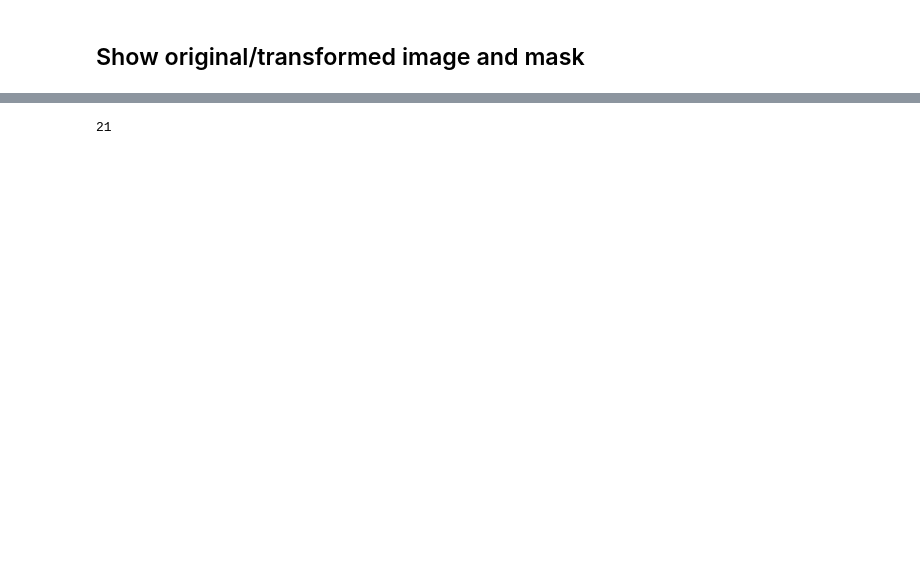
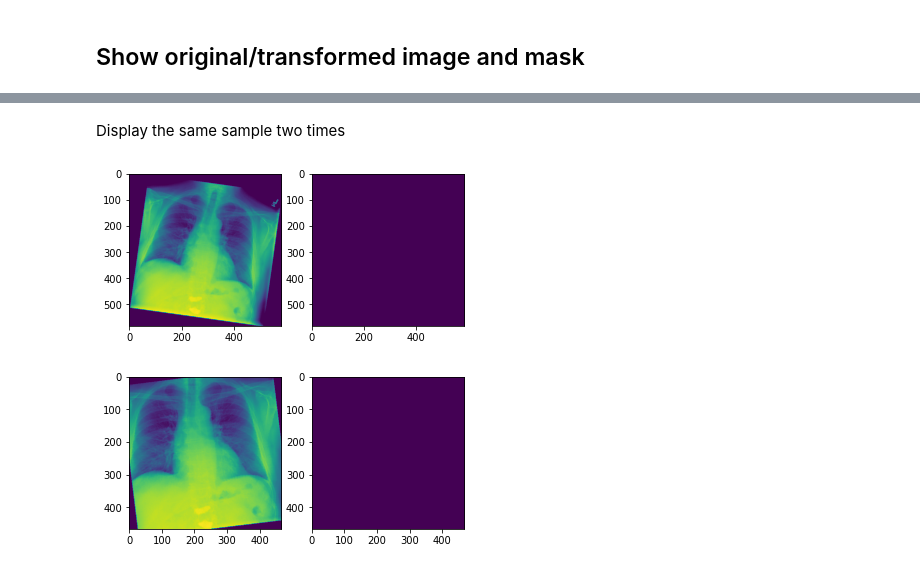
Before and after one commit to thomasp05/GIF-7005-Projet, a Jupyter notebook: data_augmentation.ipynb, the cells around one changed output, grey strips where cells are left out. Cells and saved outputs as stored; diff of their text form; code cells hidden in the pictures; blank space fills up the shorter version.

Commit message:
Update to show new interface

```diff
--- a/data_augmentation.ipynb
+++ b/data_augmentation.ipynb
@@ -78,7 +78,7 @@ checkpoint_path = google_drive_path + "checkpoint/"
 # %% [markdown]
 ## Load dataset
 # %%
-dataset = dcm_dataset(google_drive_path + 'gif-7005-projet/data', transforms=Downsample())
+dataset = dcm_dataset(google_drive_path + 'gif-7005-projet/data') # transforms are now used by default
 print("Found {} images".format(len(dataset.img_files)))
 # %% [output]
 Found 26684 images
@@ -103,6 +85,2 @@ Found 42 train images after data augmentation
 # %% [markdown]
 ## Show original/transformed image and mask
-# %%
-index = 3
-img, (target, bounding_box) = train_set2[index]
-img2, (target2, bounding_box2) = train_set2[len(train_set)+index]
@@ -134,4 +87,14 @@ dataloaders = {
-# %%
-len(train_loader.dataset)
-# %% [output]
-21
+# %% [markdown]
+Display the same sample two times
+# %%
+index = 30
+for i in range(2):
+  img, (target, mask) = dataset[index]
+  plt.subplot('121')
+  plt.imshow(img.squeeze())
+  plt.subplot('122')
+  plt.imshow(mask.squeeze())
+  plt.show()
+# %% [output]
+[figure, added]
+[figure, added]
```
Also changed, not shown: parts of 10 cells of this notebook.
